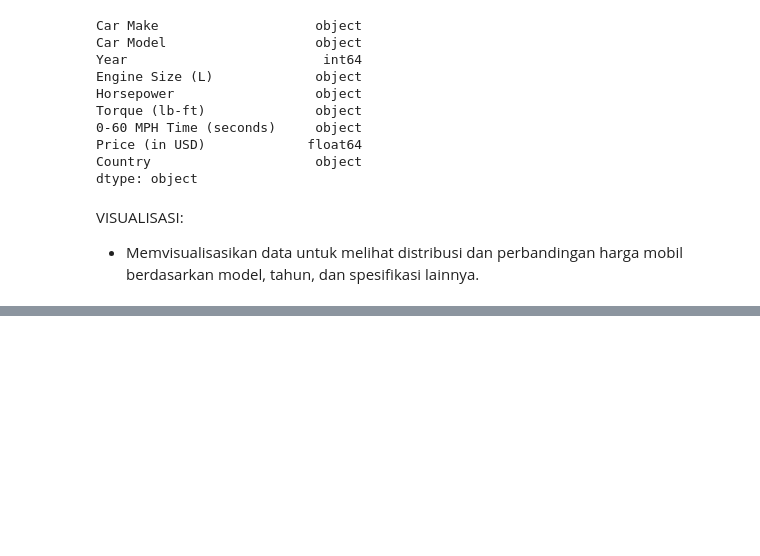
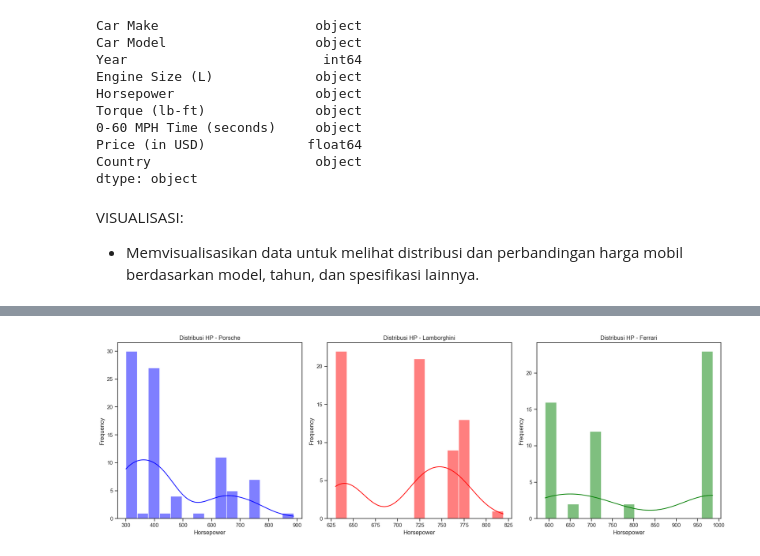
Before and after one commit to Sastraaaa/Car-Price-Analyst, a Jupyter notebook: car update.ipynb, the cells around one changed output, grey strips where cells are left out. Cells and saved outputs as stored; diff of their text form; code cells hidden in the pictures; blank space fills up the shorter version.

```diff
--- a/car update.ipynb
+++ b/car update.ipynb
@@ -152,0 +242,44 @@ VISUALISASI:
+# %%
+import pandas as pd
+import matplotlib.pyplot as plt
+import seaborn as sns
+import numpy as np
+
+# Membaca data dari file CSV
+df = pd.read_csv('Sport car price updated.csv')
+
+# Memilih hanya data untuk tiga mobil: Porsche, Lamborghini, Ferrari
+selected_cars = df[df['Car Make'].isin(['Porsche', 'Lamborghini', 'Ferrari'])]
+
+# Mengubah format 'Horsepower' dan 'Price (in USD)' dari string ke numeric menggunakan NumPy
+selected_cars.loc[:, 'Horsepower'] = selected_cars['Horsepower'].astype(float)
+selected_cars.loc[:, 'Price (in USD)'] = selected_cars['Price (in USD)'].replace(r'[^\d.]', '', regex=True).astype(float)
+
+# Membuat subplot untuk distribusi dan perbandingan harga berdasarkan HP untuk setiap mobil
+plt.figure(figsize=(18, 6))
+
+# Plot untuk Porsche
+plt.subplot(1, 3, 1)
+sns.histplot(data=selected_cars[selected_cars['Car Make'] == 'Porsche'], x='Horsepower', bins=15, kde=True, color='blue')
+plt.title('Distribusi HP - Porsche')
+plt.xlabel('Horsepower')
+plt.ylabel('Frequency')
+
+# Plot untuk Lamborghini
+plt.subplot(1, 3, 2)
+sns.histplot(data=selected_cars[selected_cars['Car Make'] == 'Lamborghini'], x='Horsepower', bins=15, kde=True, color='red')
+plt.title('Distribusi HP - Lamborghini')
+plt.xlabel('Horsepower')
+plt.ylabel('Frequency')
+
+# Plot untuk Ferrari
+plt.subplot(1, 3, 3)
+sns.histplot(data=selected_cars[selected_cars['Car Make'] == 'Ferrari'], x='Horsepower', bins=15, kde=True, color='green')
+plt.title('Distribusi HP - Ferrari')
+plt.xlabel('Horsepower')
+plt.ylabel('Frequency')
+
+plt.tight_layout()
+plt.show()
+# %% [output]
+[figure, added]
```
Also changed, not shown: parts of 7 cells of this notebook.
